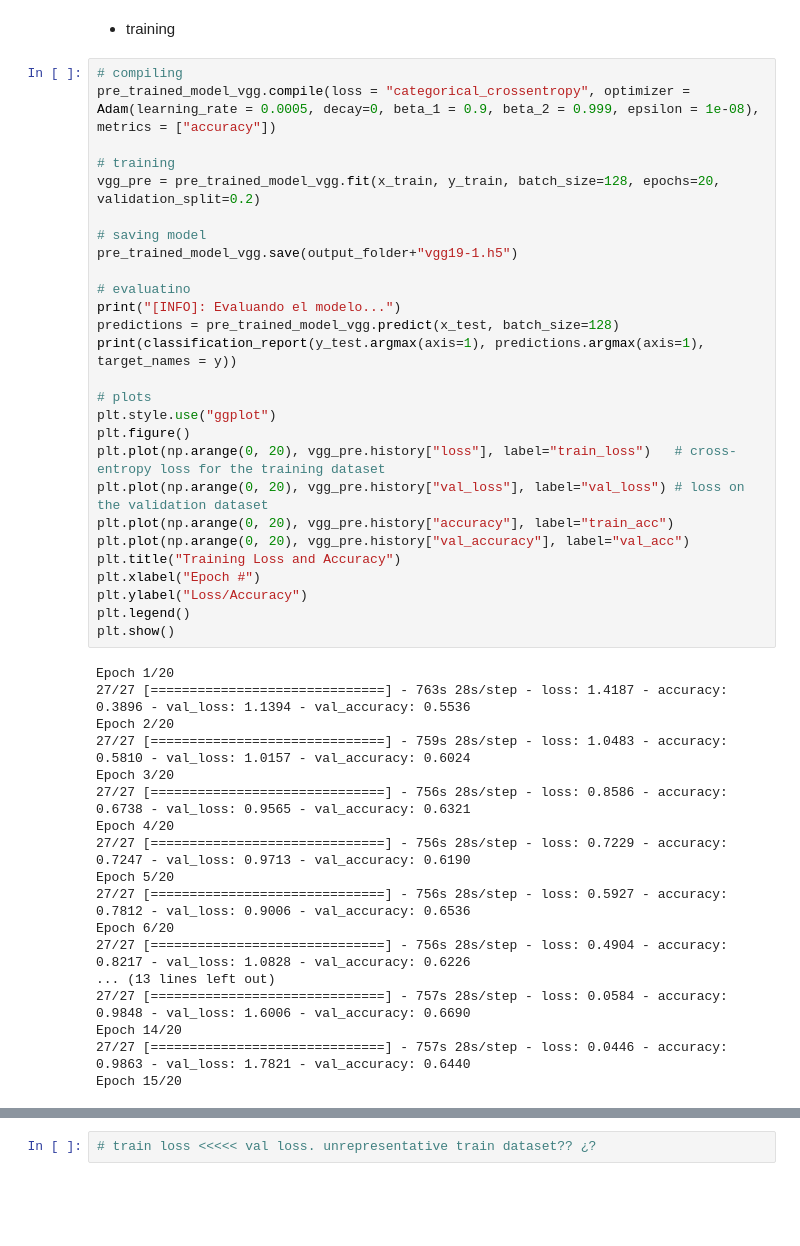
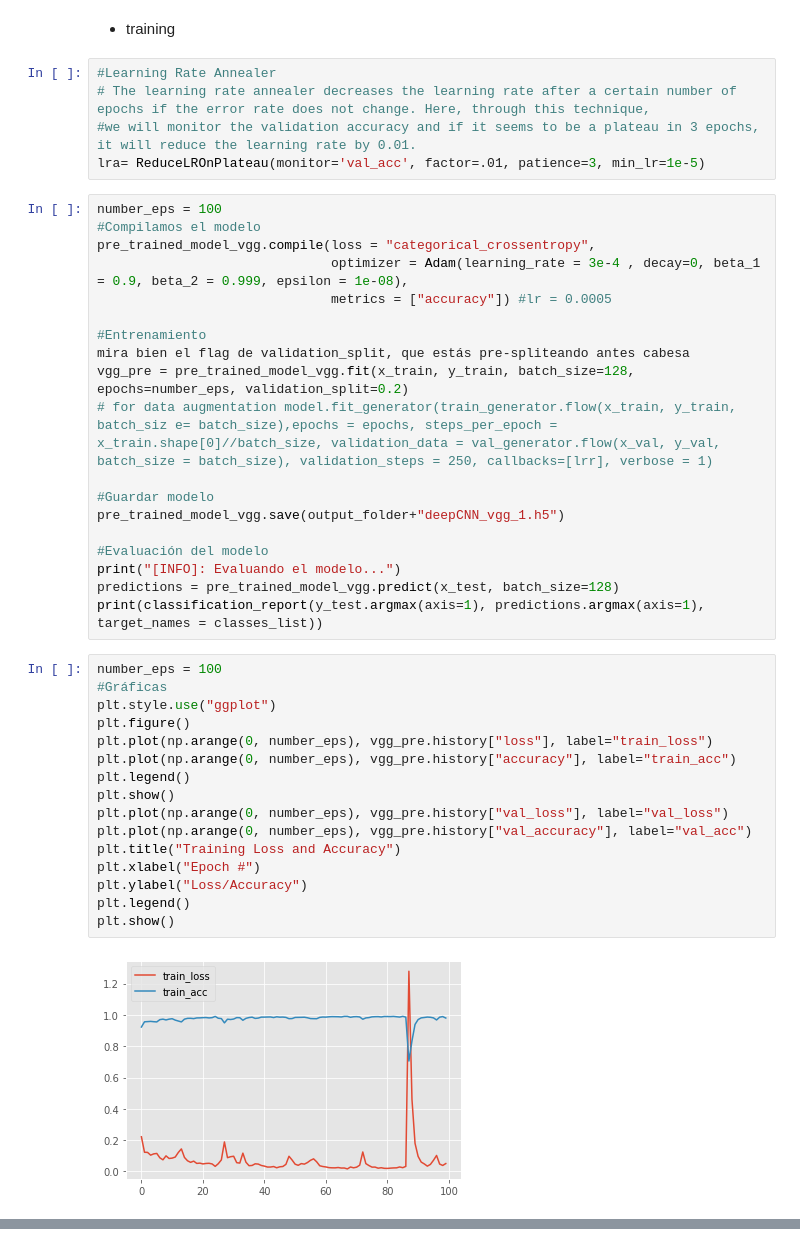
Before and after one commit to albertovpd/viu_tfm-deep_vision_classification, a Jupyter notebook: src/TFM_real_state_deep_vision.ipynb, the cells around one changed output, grey strips where cells are left out. Drawn from its saved outputs; the diff is of its cells as text; blank space fills up the shorter version.

Commit message:
first nn, before data augmentation

```diff
--- a/src/TFM_real_state_deep_vision.ipynb
+++ b/src/TFM_real_state_deep_vision.ipynb
@@ -250,48 +203,45 @@ Non-trainable params: 20,024,384
 _________________________________________________________________
 # %% [markdown]
 - training
+# %%
+#Learning Rate Annealer
+# The learning rate annealer decreases the learning rate after a certain number of epochs if the error rate does not change. Here, through this technique,
+#we will monitor the validation accuracy and if it seems to be a plateau in 3 epochs, it will reduce the learning rate by 0.01.
+lra= ReduceLROnPlateau(monitor='val_acc', factor=.01, patience=3, min_lr=1e-5)
+# %%
+number_eps = 100
+#Compilamos el modelo
+pre_trained_model_vgg.compile(loss = "categorical_crossentropy",
+                              optimizer = Adam(learning_rate = 3e-4 , decay=0, beta_1 = 0.9, beta_2 = 0.999, epsilon = 1e-08),
+                              metrics = ["accuracy"]) #lr = 0.0005
+
+#Entrenamiento
+mira bien el flag de validation_split, que estás pre-spliteando antes cabesa
+vgg_pre = pre_trained_model_vgg.fit(x_train, y_train, batch_size=128, epochs=number_eps, validation_split=0.2)
+# for data augmentation model.fit_generator(train_generator.flow(x_train, y_train, batch_siz e= batch_size),epochs = epochs, steps_per_epoch = x_train.shape[0]//batch_size, validation_data = val_generator.flow(x_val, y_val, batch_size = batch_size), validation_steps = 250, callbacks=[lrr], verbose = 1)
+
+#Guardar modelo
+pre_trained_model_vgg.save(output_folder+"deepCNN_vgg_1.h5")
+
+#Evaluación del modelo
+print("[INFO]: Evaluando el modelo...")
+predictions = pre_trained_model_vgg.predict(x_test, batch_size=128)
+print(classification_report(y_test.argmax(axis=1), predictions.argmax(axis=1), target_names = classes_list))
 # %%
-# compiling
-pre_trained_model_vgg.compile(loss = "categorical_crossentropy", optimizer = Adam(learning_rate = 0.0005, decay=0, beta_1 = 0.9, beta_2 = 0.999, epsilon = 1e-08), metrics = ["accuracy"])
-
-# training
-vgg_pre = pre_trained_model_vgg.fit(x_train, y_train, batch_size=128, epochs=20, validation_split=0.2)
-
-# saving model
-pre_trained_model_vgg.save(output_folder+"vgg19-1.h5")
-
-# evaluatino
-print("[INFO]: Evaluando el modelo...")
-predictions = pre_trained_model_vgg.predict(x_test, batch_size=128)
-print(classification_report(y_test.argmax(axis=1), predictions.argmax(axis=1), target_names = y))
-
-# plots
+number_eps = 100
+#Gráficas
 plt.style.use("ggplot")
 plt.figure()
-plt.plot(np.arange(0, 20), vgg_pre.history["loss"], label="train_loss")   # cross-entropy loss for the training dataset
-plt.plot(np.arange(0, 20), vgg_pre.history["val_loss"], label="val_loss") # loss on the validation dataset
-plt.plot(np.arange(0, 20), vgg_pre.history["accuracy"], label="train_acc")
-plt.plot(np.arange(0, 20), vgg_pre.history["val_accuracy"], label="val_acc")
+plt.plot(np.arange(0, number_eps), vgg_pre.history["loss"], label="train_loss")
+plt.plot(np.arange(0, number_eps), vgg_pre.history["accuracy"], label="train_acc")
+plt.legend()
+plt.show()
+plt.plot(np.arange(0, number_eps), vgg_pre.history["val_loss"], label="val_loss")
+plt.plot(np.arange(0, number_eps), vgg_pre.history["val_accuracy"], label="val_acc")
 plt.title("Training Loss and Accuracy")
 plt.xlabel("Epoch #")
 plt.ylabel("Loss/Accuracy")
 plt.legend()
 plt.show()
 # %% [output]
-Epoch 1/20
-27/27 [==============================] - 763s 28s/step - loss: 1.4187 - accuracy: 0.3896 - val_loss: 1.1394 - val_accuracy: 0.5536
-Epoch 2/20
-27/27 [==============================] - 759s 28s/step - loss: 1.0483 - accuracy: 0.5810 - val_loss: 1.0157 - val_accuracy: 0.6024
-Epoch 3/20
-27/27 [==============================] - 756s 28s/step - loss: 0.8586 - accuracy: 0.6738 - val_loss: 0.9565 - val_accuracy: 0.6321
-Epoch 4/20
-27/27 [==============================] - 756s 28s/step - loss: 0.7229 - accuracy: 0.7247 - val_loss: 0.9713 - val_accuracy: 0.6190
-Epoch 5/20
-27/27 [==============================] - 756s 28s/step - loss: 0.5927 - accuracy: 0.7812 - val_loss: 0.9006 - val_accuracy: 0.6536
-Epoch 6/20
-27/27 [==============================] - 756s 28s/step - loss: 0.4904 - accuracy: 0.8217 - val_loss: 1.0828 - val_accuracy: 0.6226
-... (13 lines left out)
-27/27 [==============================] - 757s 28s/step - loss: 0.0584 - accuracy: 0.9848 - val_loss: 1.6006 - val_accuracy: 0.6690
-Epoch 14/20
-27/27 [==============================] - 757s 28s/step - loss: 0.0446 - accuracy: 0.9863 - val_loss: 1.7821 - val_accuracy: 0.6440
-Epoch 15/20
+[figure, added]
@@ -298,2 +248,0 @@ Epoch 15/20
-# %%
-# train loss <<<<< val loss. unrepresentative train dataset?? ¿?
```
Also changed, not shown: parts of 15 cells of this notebook.
